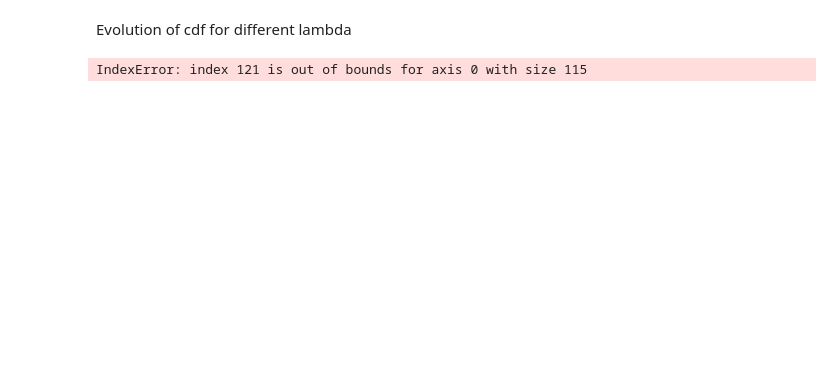
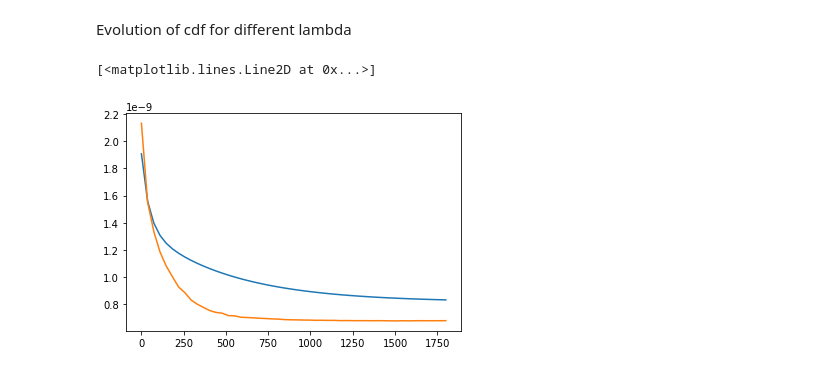
Before and after one commit to dbelivanis/Information-Theory-2, a Jupyter notebook: Optimization/check.ipynb, the cells around one changed output. Saved outputs shown, nothing was run; the diff lists cells and outputs as text; code cells hidden in the pictures; blank space fills up the shorter version.

```diff
--- a/Optimization/check.ipynb
+++ b/Optimization/check.ipynb
@@ -71,8 +71,9 @@ q_MC_y = np.loadtxt(f"{train_loc}Q_y_5.txt")
 # %%
-epoch = 121
+epoch = 10
 plt.plot(np.linspace(1,1800,N_steps),np.inner(q_y[epoch,:,:].T,p[epoch,:]))
-epoch = 0
+epoch = 1
 plt.plot(np.linspace(1,1800,N_steps),np.inner(q_y[epoch,:,:].T,p[epoch,:]))
 # %% [output]
-IndexError: index 121 is out of bounds for axis 0 with size 115
+[<matplotlib.lines.Line2D at 0x...>]
+[figure, added]
 # %%
```
Also changed, not shown: parts of 18 cells of this notebook, 3 other files.
